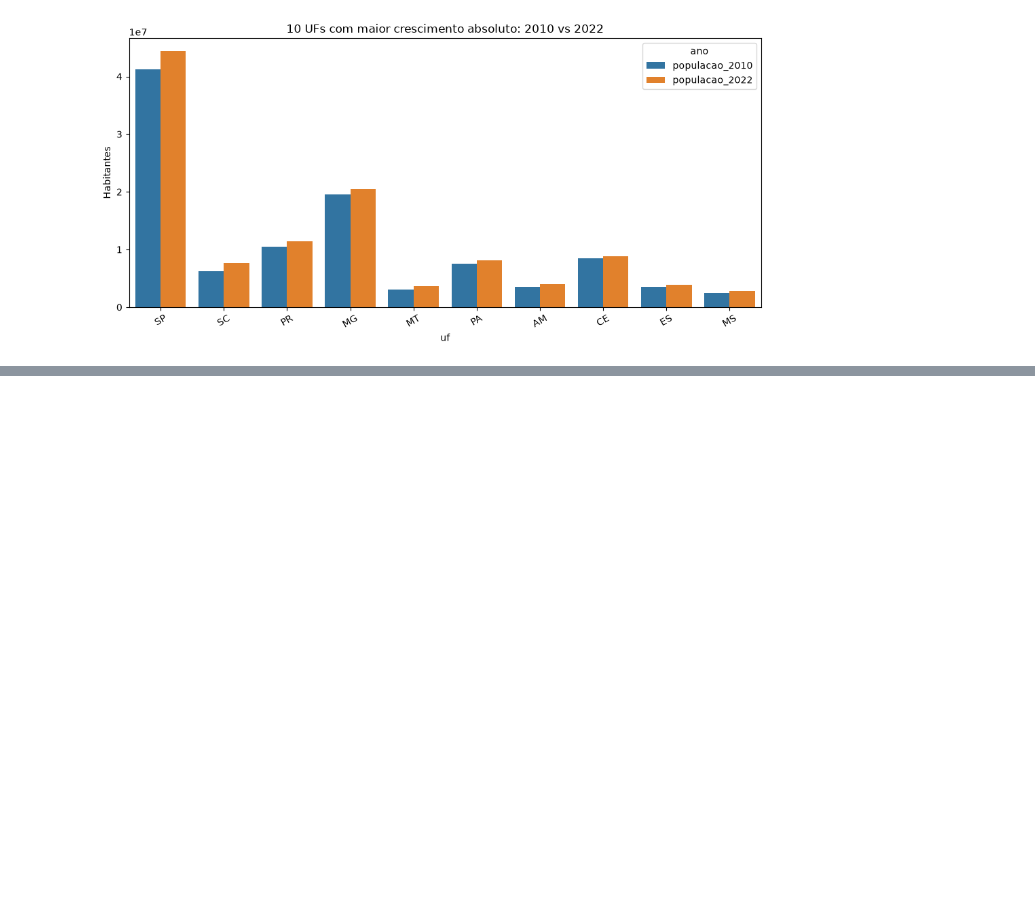
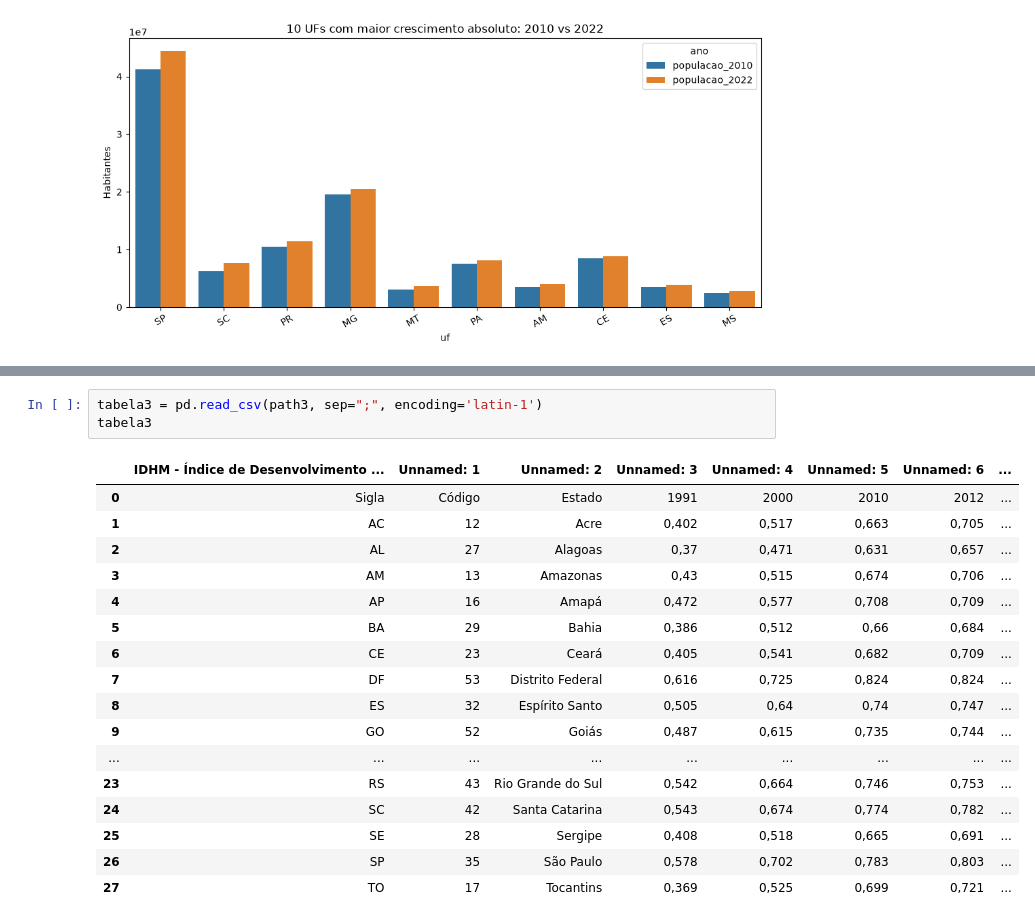
Before and after one commit to Ninassc/analise_dados, a Jupyter notebook: atv4/populacao.ipynb, the cells around one changed output, grey strips where cells are left out. Saved outputs shown, nothing was run; the diff lists cells and outputs as text; blank space fills up the shorter version.

```diff
--- a/atv4/populacao.ipynb
+++ b/atv4/populacao.ipynb
@@ -210,0 +226,21 @@ plt.show()
+# %%
+tabela3 = pd.read_csv(path3, sep=";", encoding='latin-1')
+tabela3
+# %% [output]
+|  | IDHM - Índice de Desenvolvimento ... | Unnamed: 1 | Unnamed: 2 | Unnamed: 3 | Unnamed: 4 | Unnamed: 5 | Unnamed: 6 | ... |
+| 0 | Sigla | Código | Estado | 1991 | 2000 | 2010 | 2012 | ... |
+| 1 | AC | 12 | Acre | 0,402 | 0,517 | 0,663 | 0,705 | ... |
+| 2 | AL | 27 | Alagoas | 0,37 | 0,471 | 0,631 | 0,657 | ... |
+| 3 | AM | 13 | Amazonas | 0,43 | 0,515 | 0,674 | 0,706 | ... |
+| 4 | AP | 16 | Amapá | 0,472 | 0,577 | 0,708 | 0,709 | ... |
+| 5 | BA | 29 | Bahia | 0,386 | 0,512 | 0,66 | 0,684 | ... |
+| 6 | CE | 23 | Ceará | 0,405 | 0,541 | 0,682 | 0,709 | ... |
+| 7 | DF | 53 | Distrito Federal | 0,616 | 0,725 | 0,824 | 0,824 | ... |
+| 8 | ES | 32 | Espírito Santo | 0,505 | 0,64 | 0,74 | 0,747 | ... |
+| 9 | GO | 52 | Goiás | 0,487 | 0,615 | 0,735 | 0,744 | ... |
+| ... | ... | ... | ... | ... | ... | ... | ... | ... |
+| 23 | RS | 43 | Rio Grande do Sul | 0,542 | 0,664 | 0,746 | 0,753 | ... |
+| 24 | SC | 42 | Santa Catarina | 0,543 | 0,674 | 0,774 | 0,782 | ... |
+| 25 | SE | 28 | Sergipe | 0,408 | 0,518 | 0,665 | 0,691 | ... |
+| 26 | SP | 35 | São Paulo | 0,578 | 0,702 | 0,783 | 0,803 | ... |
+| 27 | TO | 17 | Tocantins | 0,369 | 0,525 | 0,699 | 0,721 | ... |
```
Also changed, not shown: parts of 3 cells of this notebook, 3 other files.
